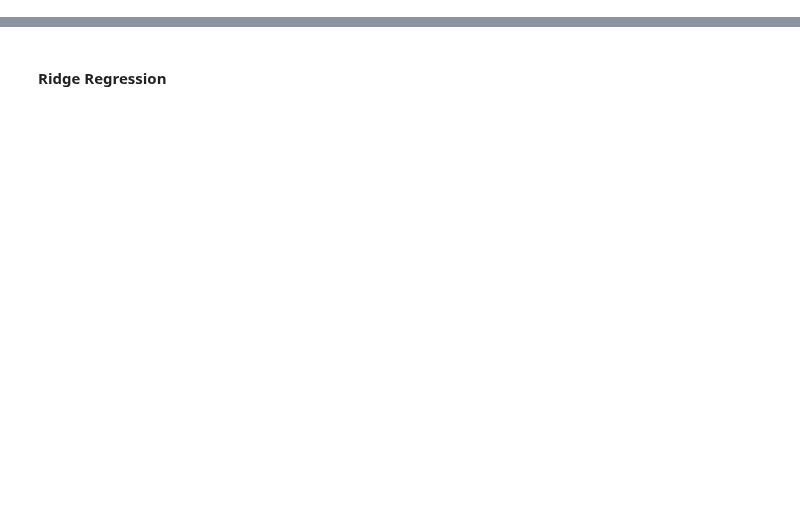
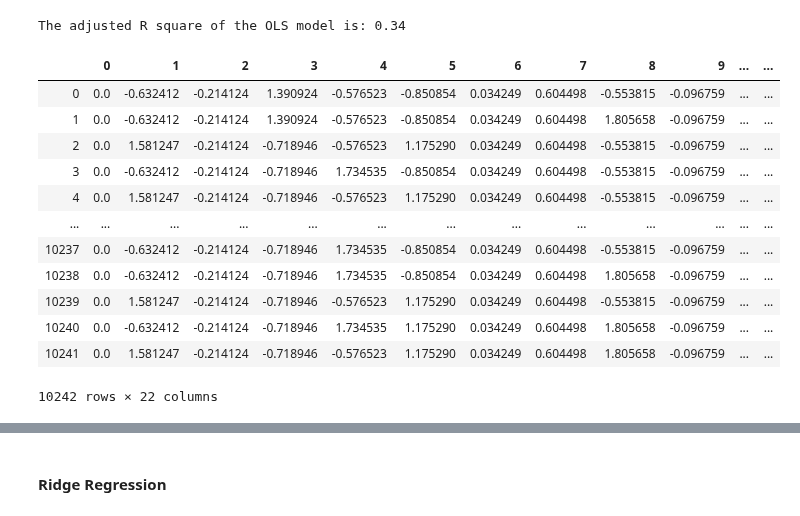
Before and after one commit to anoushavan/Capstone_1, a Jupyter notebook: code/Capstone_1_ML_analysis.ipynb, the cells around one changed output, grey strips where cells are left out. Drawn from its saved outputs; the diff is of its cells as text; code cells hidden in the pictures; blank space fills up the shorter version.

```diff
--- a/code/Capstone_1_ML_analysis.ipynb
+++ b/code/Capstone_1_ML_analysis.ipynb
@@ -16,7 +31,12 @@ data = data[data['Fully Paid'] > '2014-05-15']
 # %%
+# convert the categorical variables into numeric dummies
 df_cat = pd.get_dummies(data[['Borough', 'Building Type', 'Efiling Filed',
-        'Applicant Professional Title', 'Professional Cert']], drop_first = True)
-df_cat['Duration'] = data['Duration']
+        'Applicant Professional Title', 'Professional Cert','Proposed Occupancy']],
+                        drop_first = True)
+
+# by specifying "drop_first=True" we ensure that there is no correlation among the dummies.
+# Basically, for n categories we will have n-1 dummies.
+
 df_cat = df_cat.rename(columns={'Building Type_OTHERS':'Building Type',
                                 'Efiling Filed_Y':'Efiled',
                                'Applicant Professional Title_RA':'Pro Title',
@@ -96,0 +126,23 @@ array([ 0.,  0., -0., -0.,  0., -0.,  0., -0.,  0.,  0.,  0.])
+# %%
+print("The adjusted R square of the OLS model is: {:.2f}".format(model.rsquared_adj))
+# %% [output]
+The adjusted R square of the OLS model is: 0.34
+# %%
+scaler = StandardScaler()
+X_scaled = scaler.fit_transform(X)
+# %%
+pd.DataFrame(X_scaled)
+# %% [output]
+|  | 0 | 1 | 2 | 3 | 4 | 5 | 6 | 7 | 8 | 9 | ... | ... |
+| 0 | 0.0 | -0.632412 | -0.214124 | 1.390924 | -0.576523 | -0.850854 | 0.034249 | 0.604498 | -0.553815 | -0.096759 | ... | ... |
+| 1 | 0.0 | -0.632412 | -0.214124 | 1.390924 | -0.576523 | -0.850854 | 0.034249 | 0.604498 | 1.805658 | -0.096759 | ... | ... |
+| 2 | 0.0 | 1.581247 | -0.214124 | -0.718946 | -0.576523 | 1.175290 | 0.034249 | 0.604498 | -0.553815 | -0.096759 | ... | ... |
+| 3 | 0.0 | -0.632412 | -0.214124 | -0.718946 | 1.734535 | -0.850854 | 0.034249 | 0.604498 | -0.553815 | -0.096759 | ... | ... |
+| 4 | 0.0 | 1.581247 | -0.214124 | -0.718946 | -0.576523 | 1.175290 | 0.034249 | 0.604498 | -0.553815 | -0.096759 | ... | ... |
+| ... | ... | ... | ... | ... | ... | ... | ... | ... | ... | ... | ... | ... |
+| 10237 | 0.0 | -0.632412 | -0.214124 | -0.718946 | 1.734535 | -0.850854 | 0.034249 | 0.604498 | -0.553815 | -0.096759 | ... | ... |
+| 10238 | 0.0 | -0.632412 | -0.214124 | -0.718946 | 1.734535 | -0.850854 | 0.034249 | 0.604498 | 1.805658 | -0.096759 | ... | ... |
+| 10239 | 0.0 | 1.581247 | -0.214124 | -0.718946 | -0.576523 | 1.175290 | 0.034249 | 0.604498 | -0.553815 | -0.096759 | ... | ... |
+| 10240 | 0.0 | -0.632412 | -0.214124 | -0.718946 | 1.734535 | 1.175290 | 0.034249 | 0.604498 | 1.805658 | -0.096759 | ... | ... |
+| 10241 | 0.0 | 1.581247 | -0.214124 | -0.718946 | -0.576523 | 1.175290 | 0.034249 | 0.604498 | 1.805658 | -0.096759 | ... | ... |
+10242 rows × 22 columns
```
Also changed, not shown: parts of 61 cells of this notebook.
